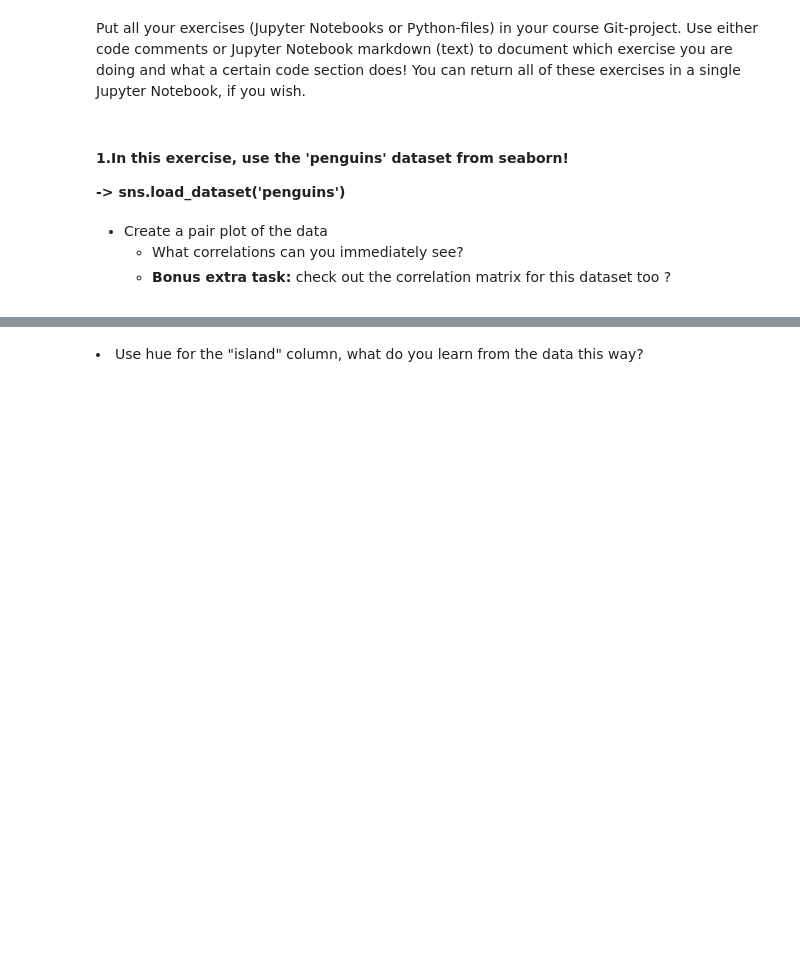
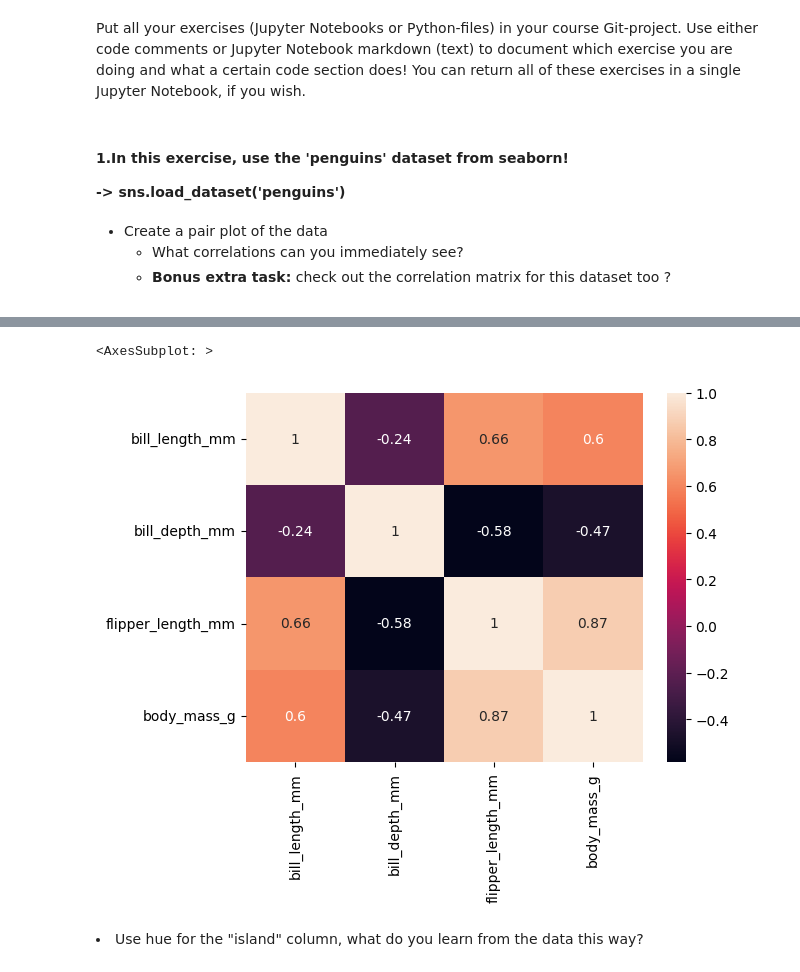
Before and after one commit to Zeek-eth/Data-Analytics-Basics, a Jupyter notebook: DataAnalyticsExerciseSet3.ipynb, the cells around one changed output, grey strips where cells are left out. Cells and saved outputs as stored; diff of their text form; code cells hidden in the pictures; blank space fills up the shorter version.

```diff
--- a/DataAnalyticsExerciseSet3.ipynb
+++ b/DataAnalyticsExerciseSet3.ipynb
@@ -24,2 +36,8 @@ You can return all of these exercises in a single Jupyter Notebook, if you wish.
+# %%
+correlations = penguins.corr()
+sns.heatmap(correlations, annot=True)
+# %% [output]
+<AxesSubplot: >
+[figure, added]
 # %% [markdown]
 <li>Use hue for the "island" column, what do you learn from the data this way?</li>
```
Also changed, not shown: parts of 36 cells of this notebook.
